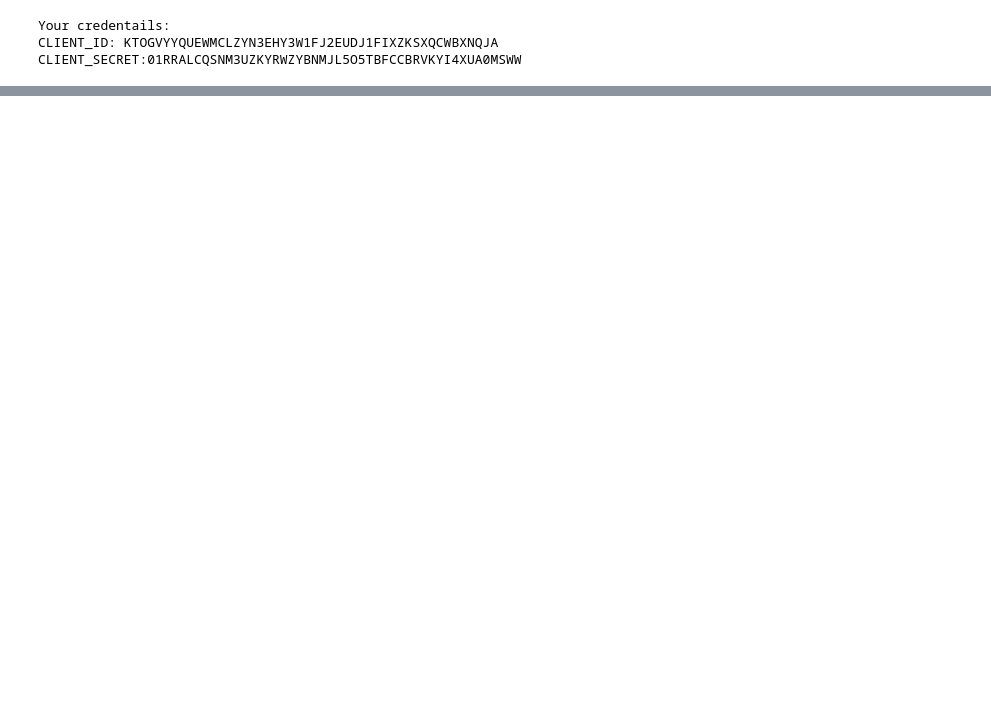
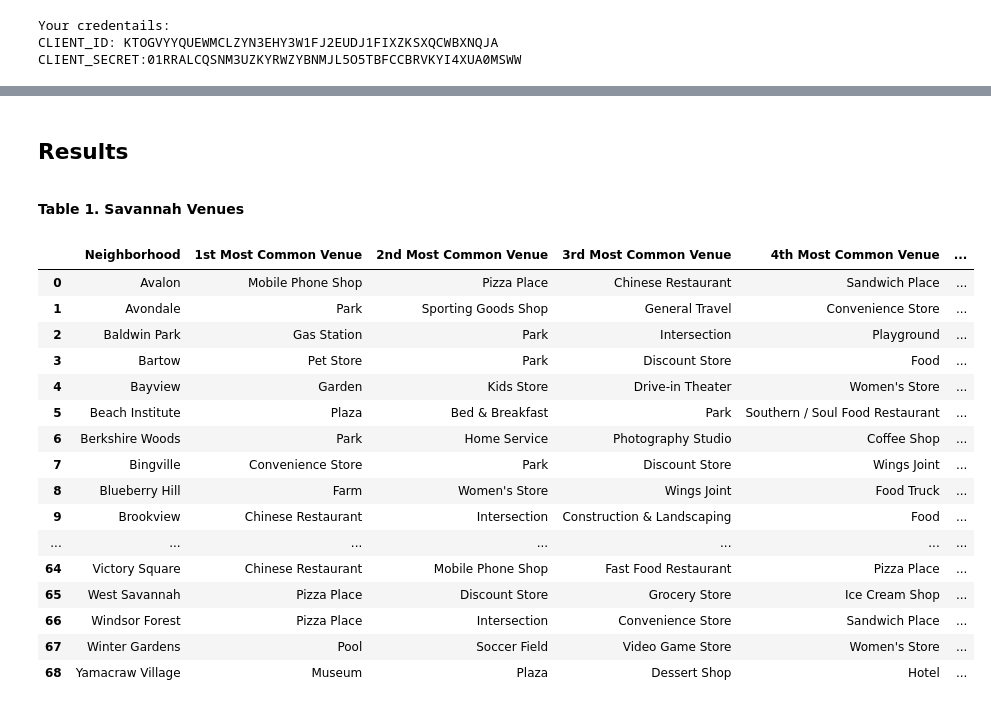
Before and after one commit to mannykav/Coursera_Capstone, a Jupyter notebook: Capstone Final Project IBM Data Science.ipynb, the cells around one changed output, grey strips where cells are left out. Cells and saved outputs as stored; diff of their text form; code cells hidden in the pictures; blank space fills up the shorter version.

```diff
--- a/Capstone Final Project IBM Data Science.ipynb
+++ b/Capstone Final Project IBM Data Science.ipynb
@@ -528,0 +380,12 @@ The geograpical coordinate of New York City are 40.7127281, -74.0060152.
+# %%
+
+num_top_venues = 10
+for hood in A_grouped['Neighborhood']:
+    print("----"+hood+"----")
+    temp = A_grouped[A_grouped['Neighborhood'] == hood].T.reset_index()
+    temp.columns = ['venue','freq']
+    temp = temp.iloc[1:]
+    temp['freq'] = temp['freq'].astype(float)
+    temp = temp.round({'freq': 2})
+    print(temp.sort_values('freq', ascending=False).reset_index(drop=True).head(num_top_venues))
+    print('\n')
@@ -528,0 +414,6 @@ The geograpical coordinate of New York City are 40.7127281, -74.0060152.
+# %%
+def return_most_common_venues(row, num_top_venues):
+    row_categories = row.iloc[1:]
+    row_categories_sorted = row_categories.sort_values(ascending=False)
+
+    return row_categories_sorted.index.values[0:num_top_venues]
@@ -528,0 +457,22 @@ The geograpical coordinate of New York City are 40.7127281, -74.0060152.
+# %%
+#Jacksonville
+num_top_venues = 10
+
+indicators = ['st', 'nd', 'rd']
+
+# create columns according to number of top venues
+columns = ['Neighborhood']
+for ind in np.arange(num_top_venues):
+    try:
+        columns.append('{}{} Most Common Venue'.format(ind+1, indicators[ind]))
+    except:
+        columns.append('{}th Most Common Venue'.format(ind+1))
+
+# create a new dataframe
+A_neighborhoods_venues_sorted = pd.DataFrame(columns=columns)
+A_neighborhoods_venues_sorted['Neighborhood'] = A_grouped['Neighborhood']
+
+for ind in np.arange(A_grouped.shape[0]):
+    A_neighborhoods_venues_sorted.iloc[ind, 1:] = return_most_common_venues(A_grouped.iloc[ind, :], num_top_venues)
+
+A_neighborhoods_venues_sorted.head(10)
@@ -528,0 +525,26 @@ The geograpical coordinate of New York City are 40.7127281, -74.0060152.
+# %% [markdown]
+## Results
+<a id='Results'></a>
+# %% [markdown]
+**Table 1. Savannah Venues**
+# %%
+Savannah_data=A_neighborhoods_venues_sorted
+Savannah_data
+# %% [output]
+|  | Neighborhood | 1st Most Common Venue | 2nd Most Common Venue | 3rd Most Common Venue | 4th Most Common Venue | ... |
+| 0 | Avalon | Mobile Phone Shop | Pizza Place | Chinese Restaurant | Sandwich Place | ... |
+| 1 | Avondale | Park | Sporting Goods Shop | General Travel | Convenience Store | ... |
+| 2 | Baldwin Park | Gas Station | Park | Intersection | Playground | ... |
+| 3 | Bartow | Pet Store | Park | Discount Store | Food | ... |
+| 4 | Bayview | Garden | Kids Store | Drive-in Theater | Women's Store | ... |
+| 5 | Beach Institute | Plaza | Bed & Breakfast | Park | Southern / Soul Food Restaurant | ... |
+| 6 | Berkshire Woods | Park | Home Service | Photography Studio | Coffee Shop | ... |
+| 7 | Bingville | Convenience Store | Park | Discount Store | Wings Joint | ... |
+| 8 | Blueberry Hill | Farm | Women's Store | Wings Joint | Food Truck | ... |
+| 9 | Brookview | Chinese Restaurant | Intersection | Construction & Landscaping | Food | ... |
+| ... | ... | ... | ... | ... | ... | ... |
+| 64 | Victory Square | Chinese Restaurant | Mobile Phone Shop | Fast Food Restaurant | Pizza Place | ... |
+| 65 | West Savannah | Pizza Place | Discount Store | Grocery Store | Ice Cream Shop | ... |
+| 66 | Windsor Forest | Pizza Place | Intersection | Convenience Store | Sandwich Place | ... |
+| 67 | Winter Gardens | Pool | Soccer Field | Video Game Store | Women's Store | ... |
+| 68 | Yamacraw Village | Museum | Plaza | Dessert Shop | Hotel | ... |
```
Also changed, not shown: parts of 95 cells of this notebook.
